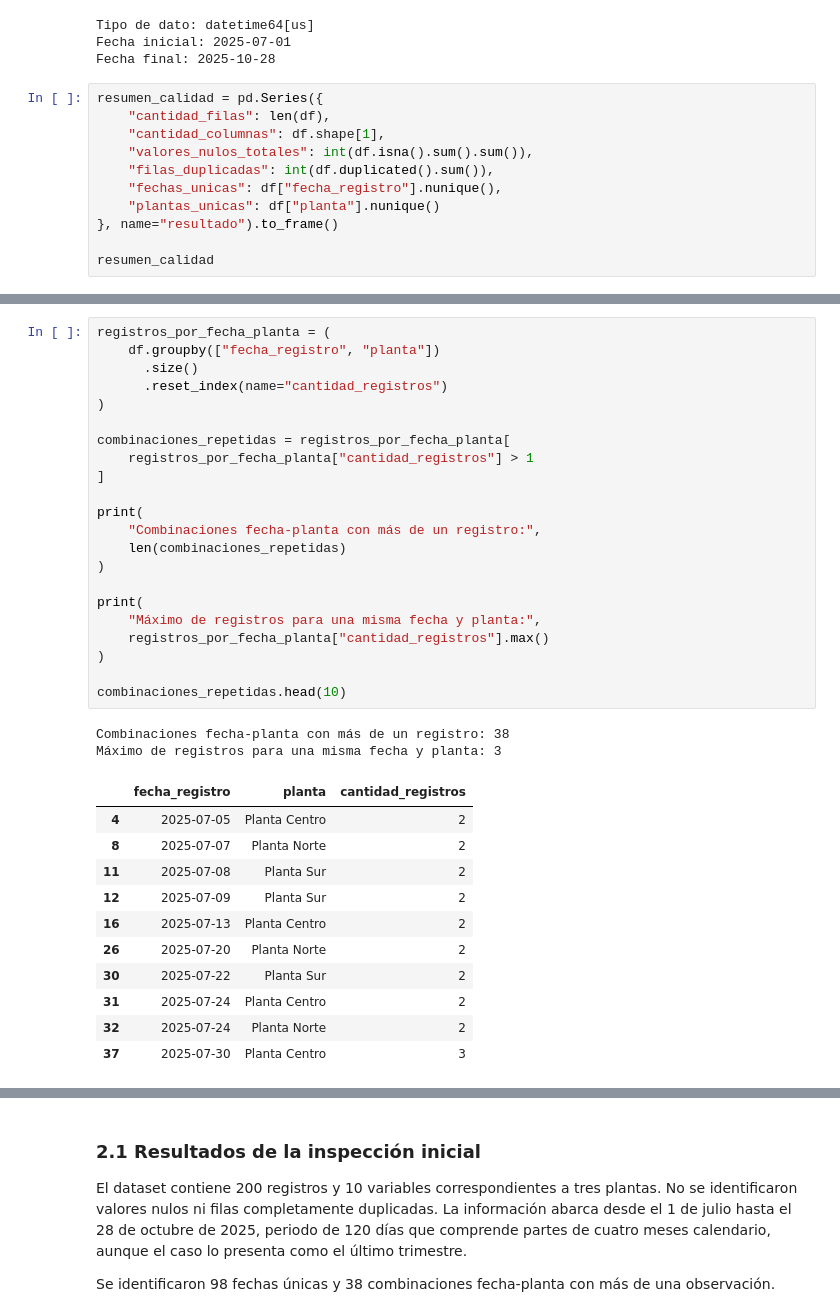
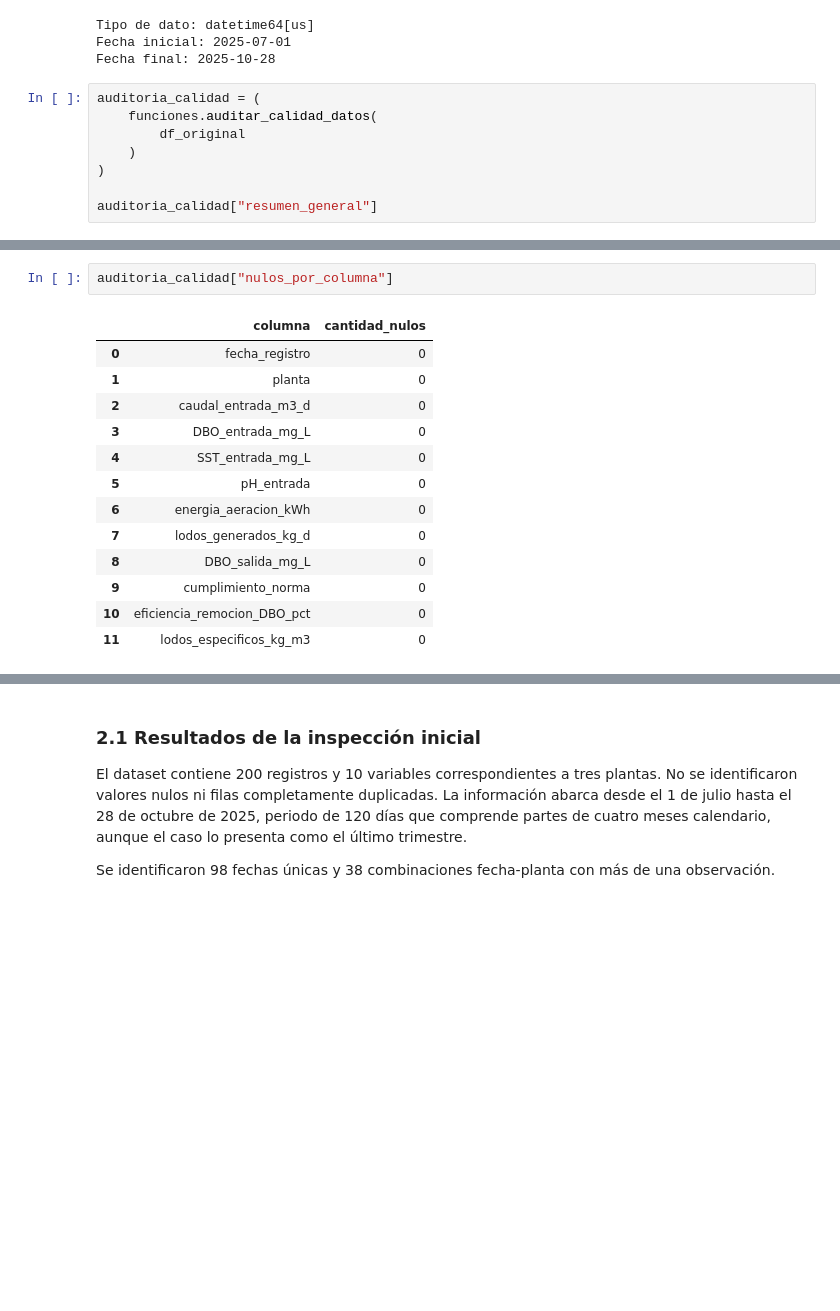
Before and after one commit to Fabyarrue/ciencia-datos-unidad-3-aqualimpia, a Jupyter notebook: analisis_aqualimpia.ipynb, the cells around one changed output, grey strips where cells are left out. Saved outputs shown, nothing was run; the diff lists cells and outputs as text; blank space fills up the shorter version.

Commit message:
feat: integrar análisis estadístico y auditoría de calidad

```diff
--- a/analisis_aqualimpia.ipynb
+++ b/analisis_aqualimpia.ipynb
@@ -116,14 +144,11 @@ Tipo de dato: datetime64[us]
 Fecha inicial: 2025-07-01
 Fecha final: 2025-10-28
 # %%
-resumen_calidad = pd.Series({
-    "cantidad_filas": len(df),
-    "cantidad_columnas": df.shape[1],
-    "valores_nulos_totales": int(df.isna().sum().sum()),
-    "filas_duplicadas": int(df.duplicated().sum()),
-    "fechas_unicas": df["fecha_registro"].nunique(),
-    "plantas_unicas": df["planta"].nunique()
-}, name="resultado").to_frame()
+auditoria_calidad = (
+    funciones.auditar_calidad_datos(
+        df_original
+    )
+)
 
-resumen_calidad
+auditoria_calidad["resumen_general"]
 # %% [output]
@@ -137,37 +168,17 @@ resumen_calidad
 # %%
-registros_por_fecha_planta = (
-    df.groupby(["fecha_registro", "planta"])
-      .size()
-      .reset_index(name="cantidad_registros")
-)
-
-combinaciones_repetidas = registros_por_fecha_planta[
-    registros_por_fecha_planta["cantidad_registros"] > 1
-]
-
-print(
-    "Combinaciones fecha-planta con más de un registro:",
-    len(combinaciones_repetidas)
-)
-
-print(
-    "Máximo de registros para una misma fecha y planta:",
-    registros_por_fecha_planta["cantidad_registros"].max()
-)
-
-combinaciones_repetidas.head(10)
+auditoria_calidad["nulos_por_columna"]
 # %% [output]
-Combinaciones fecha-planta con más de un registro: 38
-Máximo de registros para una misma fecha y planta: 3
-|  | fecha_registro | planta | cantidad_registros |
-| 4 | 2025-07-05 | Planta Centro | 2 |
-| 8 | 2025-07-07 | Planta Norte | 2 |
-| 11 | 2025-07-08 | Planta Sur | 2 |
-| 12 | 2025-07-09 | Planta Sur | 2 |
-| 16 | 2025-07-13 | Planta Centro | 2 |
-| 26 | 2025-07-20 | Planta Norte | 2 |
-| 30 | 2025-07-22 | Planta Sur | 2 |
-| 31 | 2025-07-24 | Planta Centro | 2 |
-| 32 | 2025-07-24 | Planta Norte | 2 |
-| 37 | 2025-07-30 | Planta Centro | 3 |
+|  | columna | cantidad_nulos |
+| 0 | fecha_registro | 0 |
+| 1 | planta | 0 |
+| 2 | caudal_entrada_m3_d | 0 |
+| 3 | DBO_entrada_mg_L | 0 |
+| 4 | SST_entrada_mg_L | 0 |
+| 5 | pH_entrada | 0 |
+| 6 | energia_aeracion_kWh | 0 |
+| 7 | lodos_generados_kg_d | 0 |
+| 8 | DBO_salida_mg_L | 0 |
+| 9 | cumplimiento_norma | 0 |
+| 10 | eficiencia_remocion_DBO_pct | 0 |
+| 11 | lodos_especificos_kg_m3 | 0 |
 # %%
```
Also changed, not shown: parts of 21 cells of this notebook, 8 other files.
